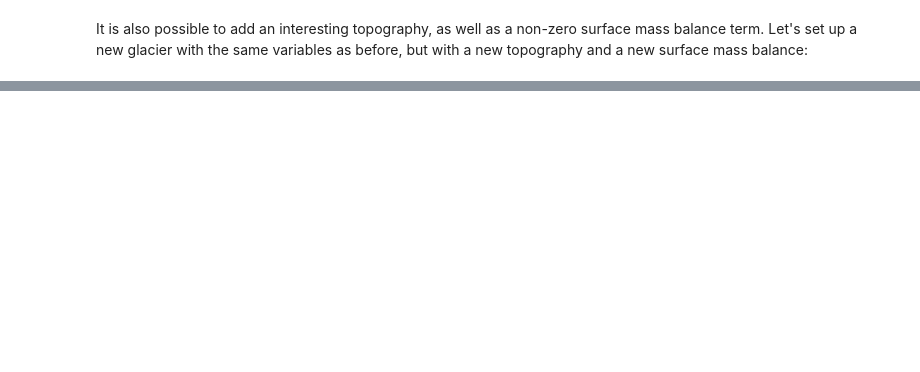
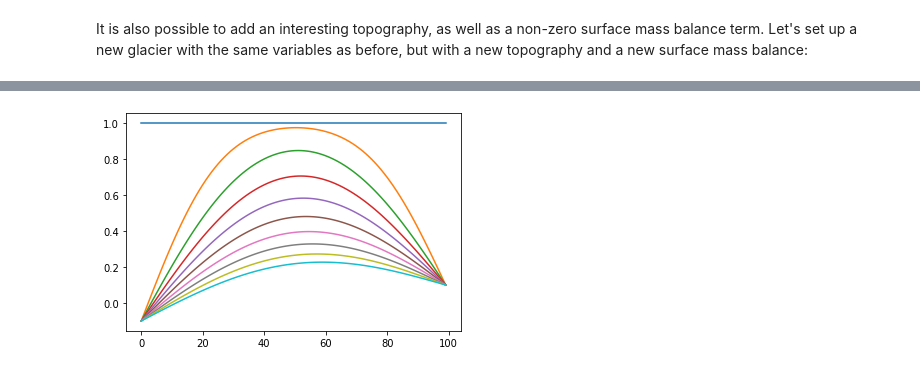
Before and after one commit to kjetilthogersen/pyGlacier, a Jupyter notebook: README.ipynb, the cells around one changed output, grey strips where cells are left out. Saved outputs shown, nothing was run; the diff lists cells and outputs as text; code cells hidden in the pictures; blank space fills up the shorter version.

```diff
--- a/README.ipynb
+++ b/README.ipynb
@@ -171,0 +194,30 @@ dt:100000.0 s
+# %%
+#### TEST: Solve diffusion equation and plot
+import pyGlacier.solvers.oneDimensionalSolvers as solve
+import matplotlib.pyplot as plt
+import numpy as np
+
+dt = 1
+x = np.linspace(0,100,100)
+dx = x[1]
+phi = np.ones(100)
+sourceTerm = np.zeros(100)
+D = np.ones(np.size(phi)+1)
+left_boundary_condition = 'Dirichlet'
+left_boundary_condition_value = -.1;
+right_boundary_condition = 'Dirichlet'
+right_boundary_condition_value = 0.1;
+
+plt.figure()
+plt.plot(phi)
+
+for i in range(1,10):
+    for i in range(1,200):
+        phi = solve.step_diffusion_1d(dt,dx,phi,sourceTerm,D,left_boundary_condition,left_boundary_condition_value,right_boundary_condition,right_boundary_condition_value)
+#        phi = solve.step_advection_diffusion_1d(dt,dx,phi,sourceTerm,D,0*x,left_boundary_condition,left_boundary_condition_value,right_boundary_condition,right_boundary_condition_value)
+    plt.plot(phi)
+
+
+grad = np.diff(phi)/dx
+# %% [output]
+[figure, added]
```
Also changed, not shown: parts of 8 cells of this notebook, 3 other files.
